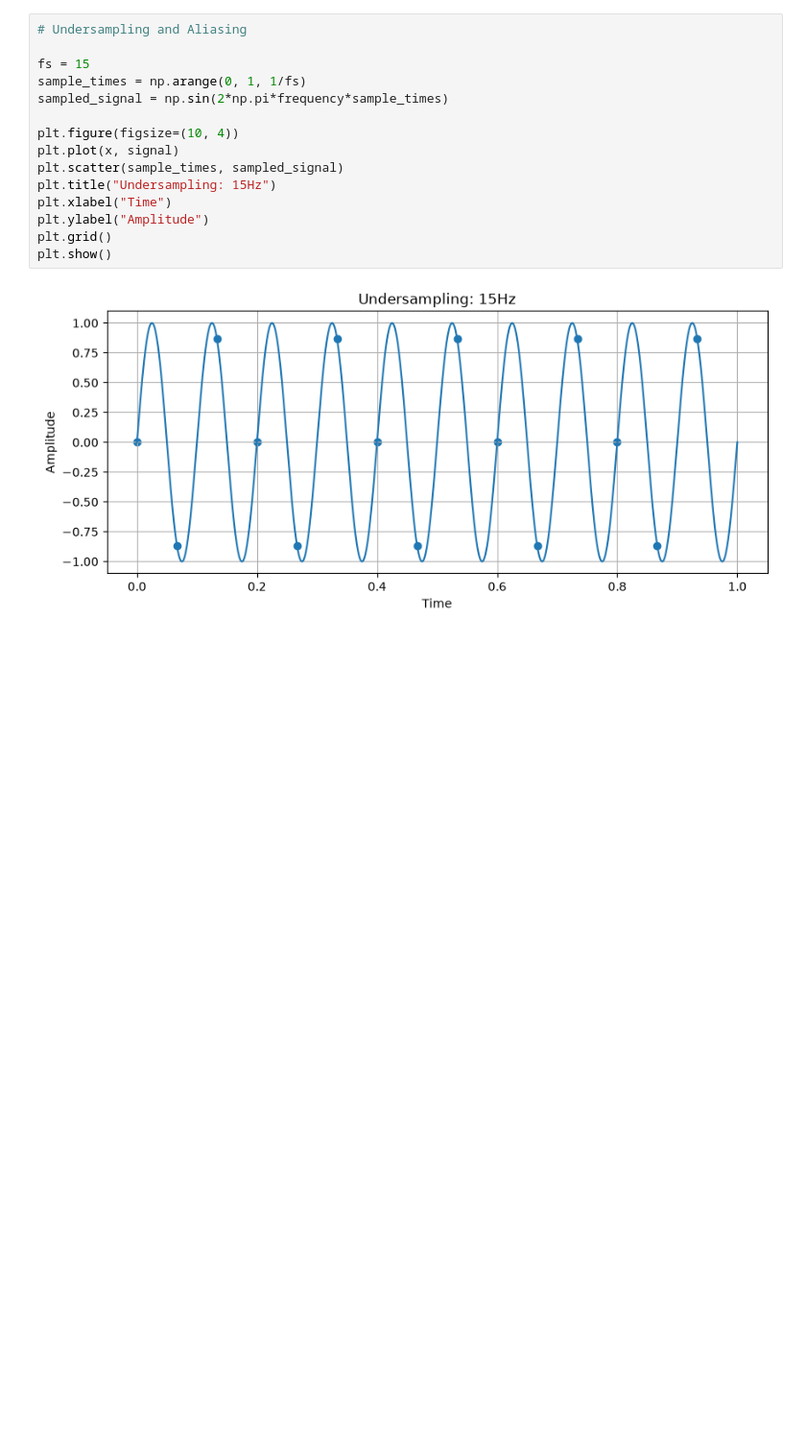
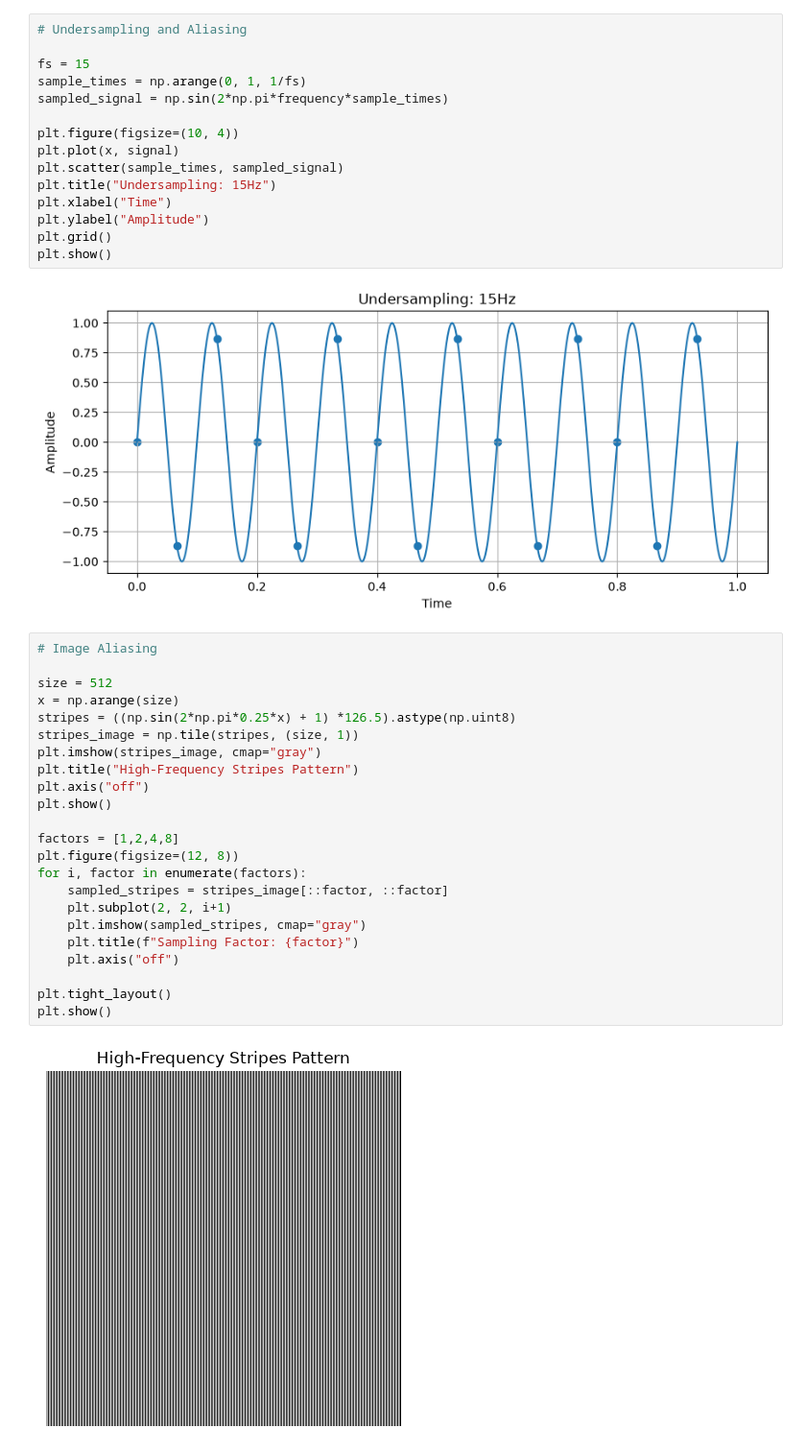
Before and after one commit to Aslngsng/Digital-Image-Processing, a Jupyter notebook: 01_notebook.ipynb, the cells around one changed output. Shown at 96% size. Cells and saved outputs as stored; diff of their text form; blank space fills up the shorter version.

Commit message:
image aliasing

```diff
--- a/01_notebook.ipynb
+++ b/01_notebook.ipynb
@@ -193,3 +193,28 @@ plt.grid()
 plt.show()
 # %% [output]
 [figure]
+# %%
+# Image Aliasing
+
+size = 512
+x = np.arange(size)
+stripes = ((np.sin(2*np.pi*0.25*x) + 1) *126.5).astype(np.uint8)
+stripes_image = np.tile(stripes, (size, 1))
+plt.imshow(stripes_image, cmap="gray")
+plt.title("High-Frequency Stripes Pattern")
+plt.axis("off")
+plt.show()
+
+factors = [1,2,4,8]
+plt.figure(figsize=(12, 8))
+for i, factor in enumerate(factors):
+    sampled_stripes = stripes_image[::factor, ::factor]
+    plt.subplot(2, 2, i+1)
+    plt.imshow(sampled_stripes, cmap="gray")
+    plt.title(f"Sampling Factor: {factor}")
+    plt.axis("off")
+
+plt.tight_layout()
+plt.show()
+# %% [output]
+[figure, added]
```
Also changed, not shown: parts of 1 cell of this notebook.
